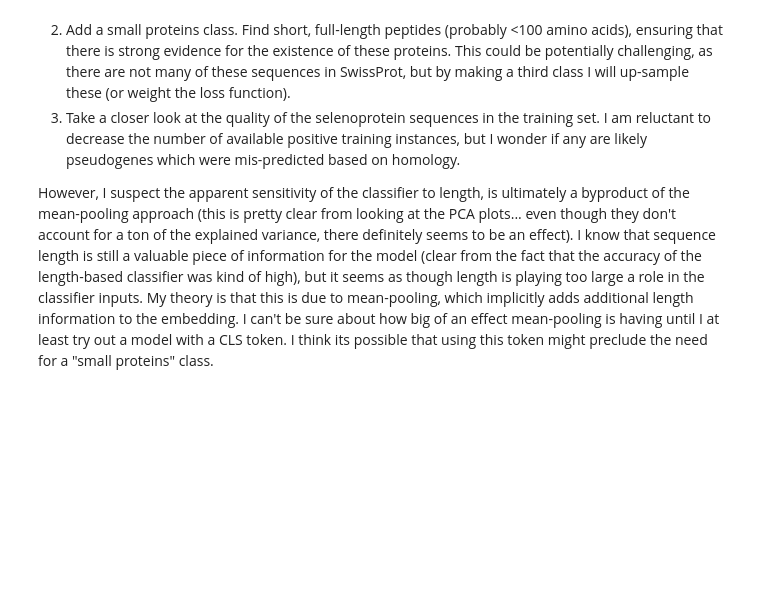
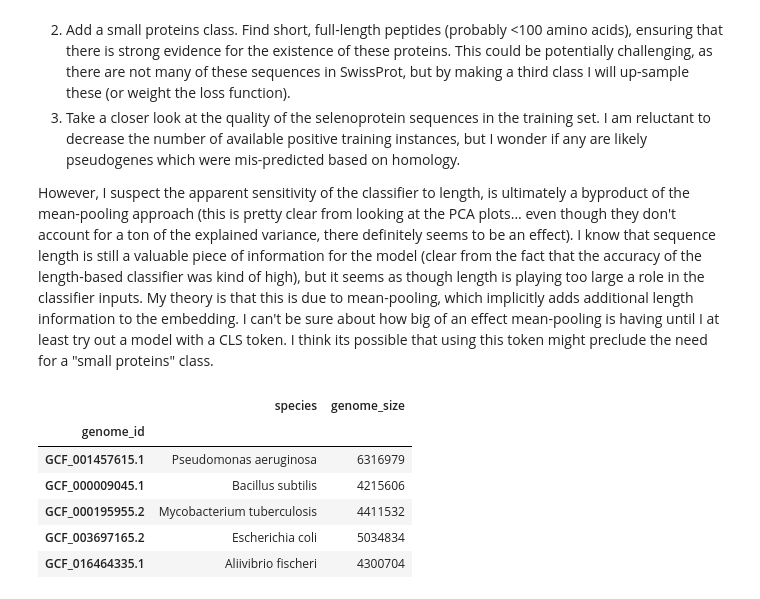
Before and after one commit to pipparichter/selenobot, a Jupyter notebook: notebooks/model-orgs-binary.ipynb, the cells around one changed output. Cells and saved outputs as stored; diff of their text form; code cells hidden in the pictures; blank space fills up the shorter version.

```diff
--- a/notebooks/model-orgs-binary.ipynb
+++ b/notebooks/model-orgs-binary.ipynb
@@ -35,16 +35,25 @@ However, I suspect the apparent sensitivity of the classifier to length, is ulti
 # %%
 species = ['Pseudomonas aeruginosa', 'Escherichia coli', 'Mycobacterium tuberculosis', 'Bacillus subtilis', 'Aliivibrio fischeri']
 
 # Using the genomes from the GTDB species representative for release r207.
 genome_ids = dict()
 genome_ids['Pseudomonas aeruginosa'] = 'GCF_001457615.1'
 genome_ids['Bacillus subtilis'] = 'GCF_000009045.1'
 genome_ids['Escherichia coli'] = 'GCF_000195955.2'
 genome_ids['Mycobacterium tuberculosis'] = 'GCF_003697165.2'
 genome_ids['Aliivibrio fischeri'] = 'GCF_016464335.1'
 
-# genome_metadata_df = pd.read_csv('../data/gtdb_genome_metadata_bacteria.csv', index_col=0)
-# genome_metadata_df = genome_metadata_df[genome_metadata_df.species.isin(species)]
+genome_metadata_df = pd.read_csv('../data/gtdb_genome_metadata_bacteria.csv', index_col=0)
+genome_metadata_df = genome_metadata_df[genome_metadata_df.species.isin(species)]
+genome_metadata_df[['species', 'genome_size']]
+# %% [output]
+|  | species | genome_size |
+| genome_id |  |  |
+| GCF_001457615.1 | Pseudomonas aeruginosa | 6316979 |
+| GCF_000009045.1 | Bacillus subtilis | 4215606 |
+| GCF_000195955.2 | Mycobacterium tuberculosis | 4411532 |
+| GCF_003697165.2 | Escherichia coli | 5034834 |
+| GCF_016464335.1 | Aliivibrio fischeri | 4300704 |
 # %%
 if (not os.path.exists('../data/model_organisms/organisms.pkl')):
     organisms = list()
```
Also changed, not shown: parts of 10 cells of this notebook, 4 other files.
